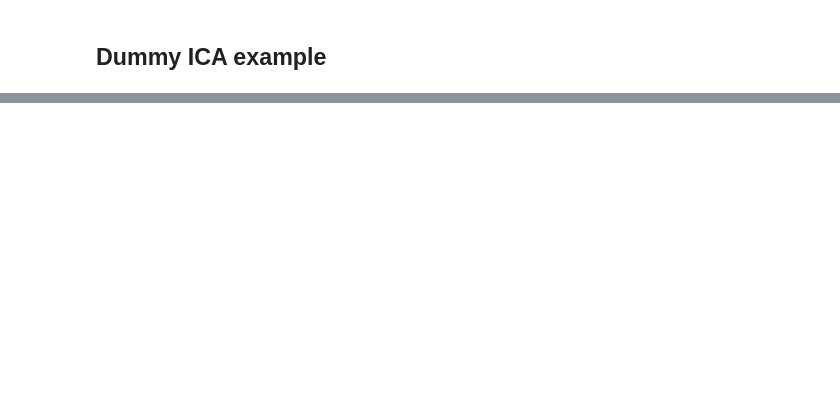
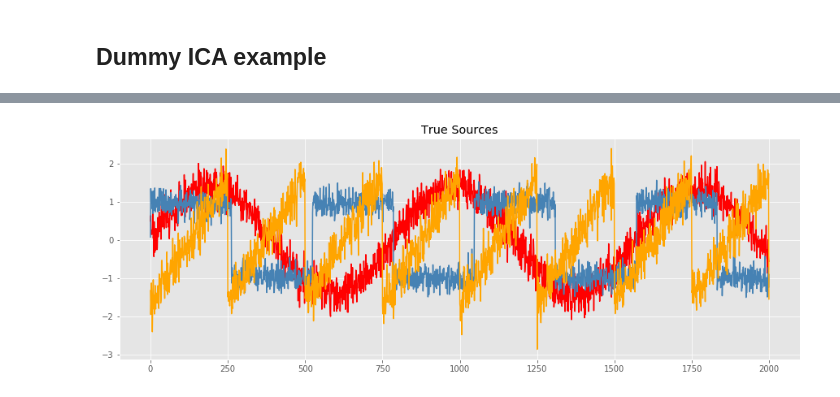
Before and after one commit to jdkent/2018-Seminar-Talk, a Jupyter notebook: seminar_graphs.ipynb, the cells around one changed output, grey strips where cells are left out. Cells and saved outputs as stored; diff of their text form; code cells hidden in the pictures; blank space fills up the shorter version.

```diff
--- a/seminar_graphs.ipynb
+++ b/seminar_graphs.ipynb
@@ -326,0 +196,8 @@ plt.plot(can_res[0])
+# %%
+plt.figure()
+plt.title(names[1])
+for sig, color in zip(models[1].T, colors):
+    plt.plot(sig, color=color)
+plt.savefig('./imgs/true_sources.png')
+# %% [output]
+[figure, added]
```
Also changed, not shown: parts of 36 cells of this notebook, 7 other files.
